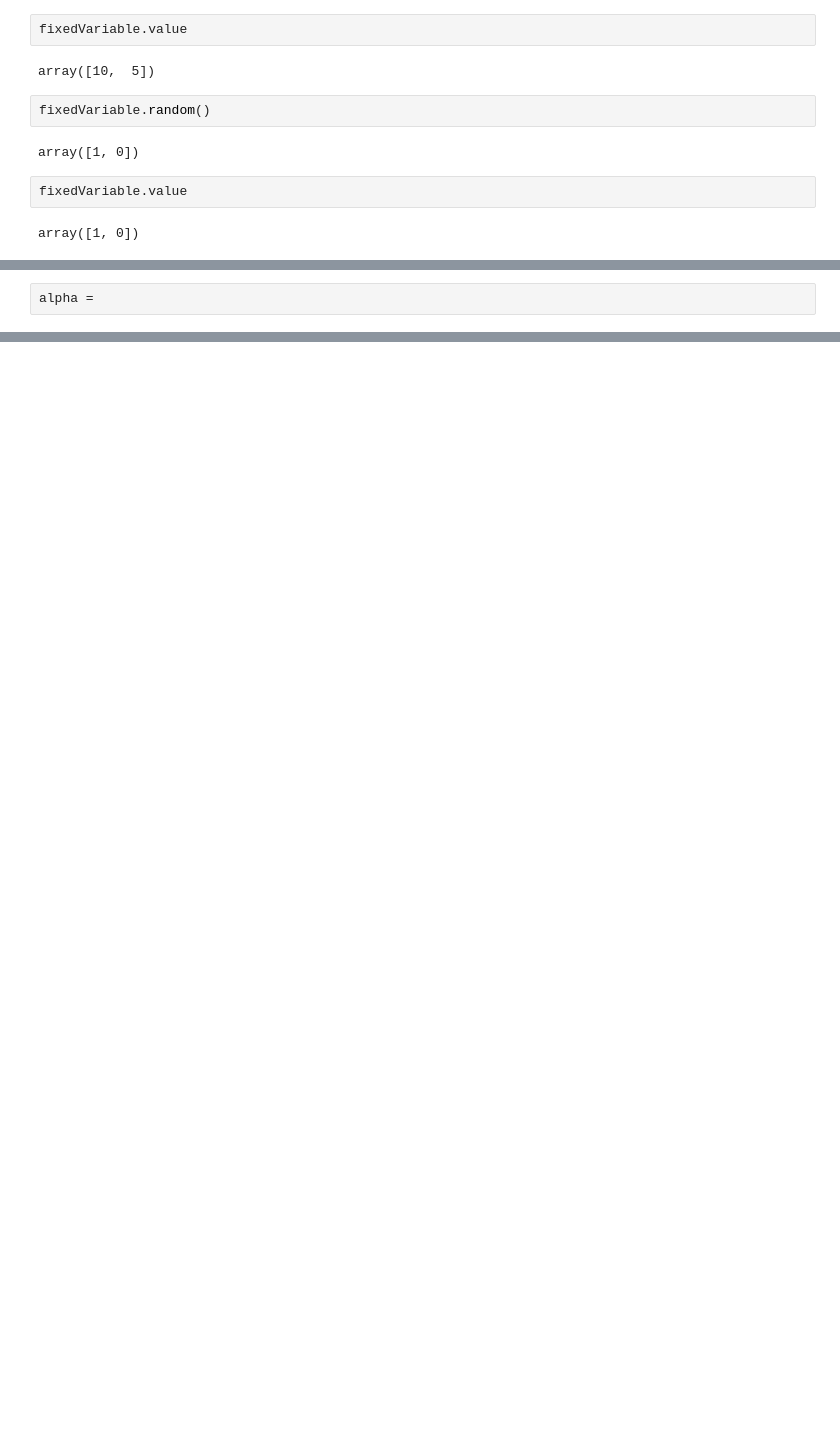
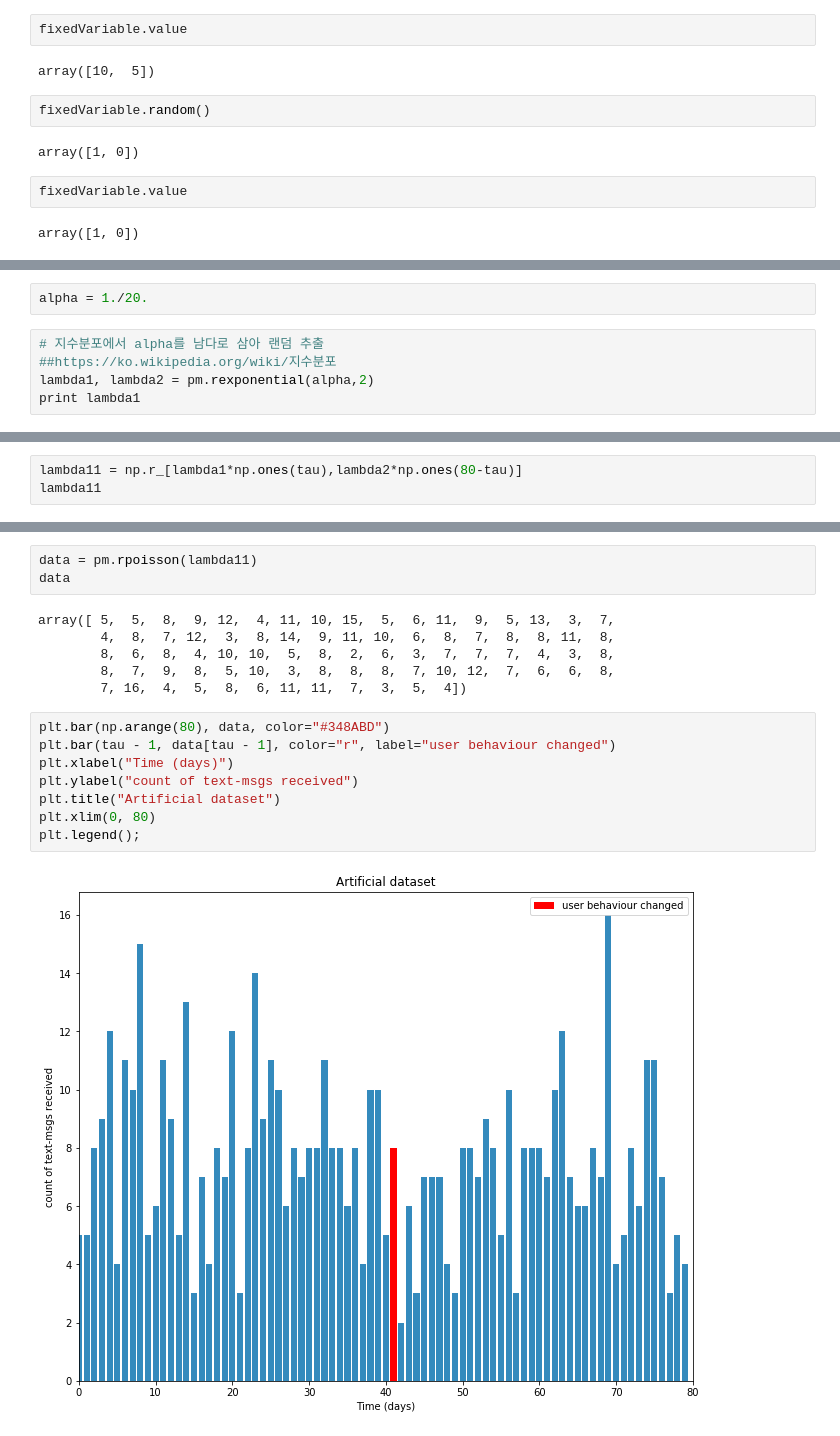
Before and after one commit to imsunk/bayesian_tutorial, a Jupyter notebook: bayesian_practice/2.1_pymc_introduce.ipynb, the cells around one changed output, grey strips where cells are left out. Saved outputs shown, nothing was run; the diff lists cells and outputs as text; blank space fills up the shorter version.

```diff
--- a/bayesian_practice/2.1_pymc_introduce.ipynb
+++ b/bayesian_practice/2.1_pymc_introduce.ipynb
@@ -89,2 +97,7 @@ tau
 # %%
-alpha =
+alpha = 1./20.
+# %%
+# 지수분포에서 alpha를 남다로 삼아 랜덤 추출
+##https://ko.wikipedia.org/wiki/지수분포
+lambda1, lambda2 = pm.rexponential(alpha,2)
+print lambda1
@@ -90,0 +106,3 @@ alpha =
+# %%
+lambda11 = np.r_[lambda1*np.ones(tau),lambda2*np.ones(80-tau)]
+lambda11
@@ -90,0 +126,19 @@ alpha =
+# %%
+data = pm.rpoisson(lambda11)
+data
+# %% [output]
+array([ 5,  5,  8,  9, 12,  4, 11, 10, 15,  5,  6, 11,  9,  5, 13,  3,  7,
+        4,  8,  7, 12,  3,  8, 14,  9, 11, 10,  6,  8,  7,  8,  8, 11,  8,
+        8,  6,  8,  4, 10, 10,  5,  8,  2,  6,  3,  7,  7,  7,  4,  3,  8,
+        8,  7,  9,  8,  5, 10,  3,  8,  8,  8,  7, 10, 12,  7,  6,  6,  8,
+        7, 16,  4,  5,  8,  6, 11, 11,  7,  3,  5,  4])
+# %%
+plt.bar(np.arange(80), data, color="#348ABD")
+plt.bar(tau - 1, data[tau - 1], color="r", label="user behaviour changed")
+plt.xlabel("Time (days)")
+plt.ylabel("count of text-msgs received")
+plt.title("Artificial dataset")
+plt.xlim(0, 80)
+plt.legend();
+# %% [output]
+[figure, added]
```
Also changed, not shown: parts of 5 cells of this notebook.
